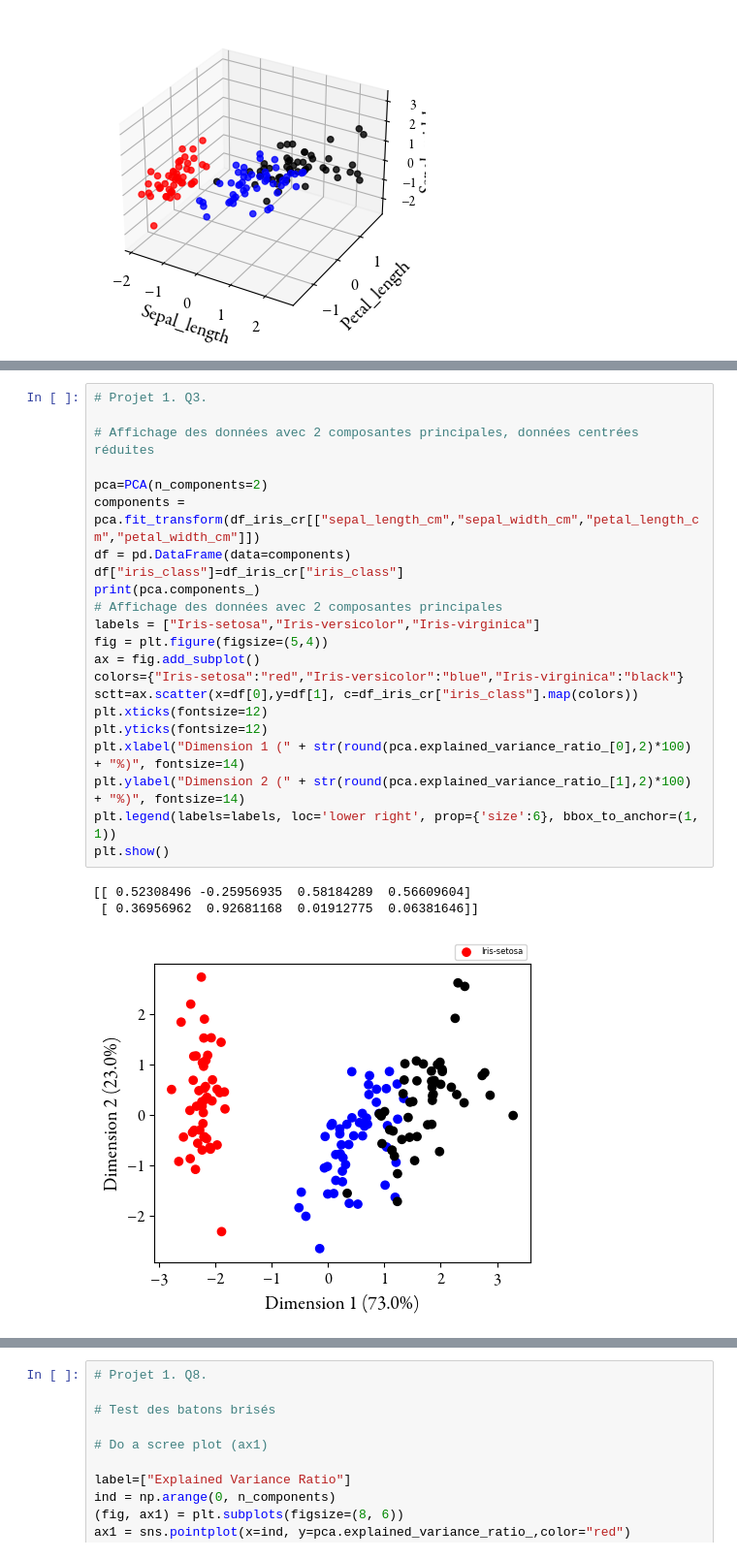
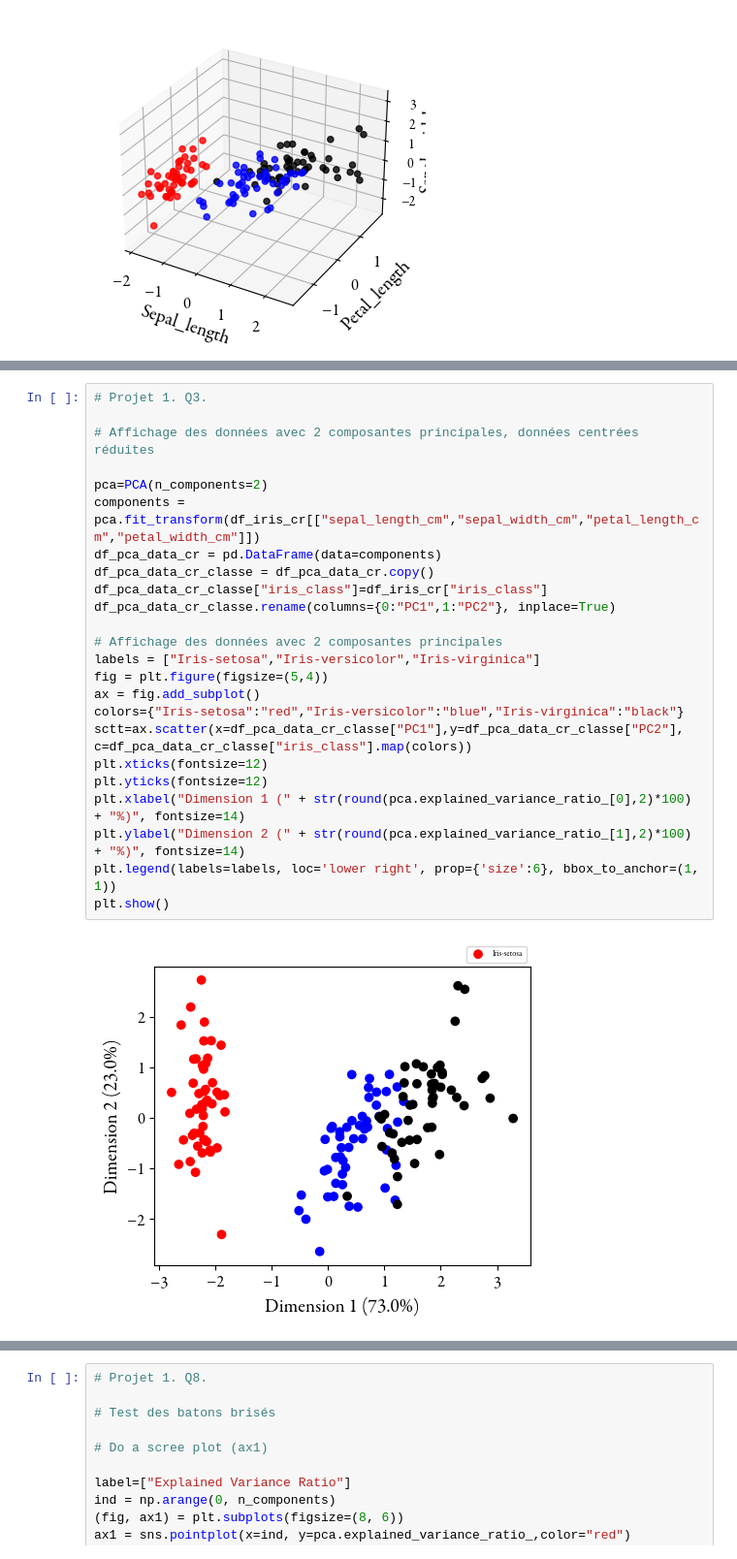
Before and after one commit to RMorana/DU_Data, a Jupyter notebook: DimReduc.ipynb, the cells around one changed output, grey strips where cells are left out. Shown at 97% size. Drawn from its saved outputs; the diff is of its cells as text.

```diff
--- a/DimReduc.ipynb
+++ b/DimReduc.ipynb
@@ -148,29 +154,29 @@ plt.show()
 # %%
 # Projet 1. Q3.
 
 # Affichage des données avec 2 composantes principales, données centrées réduites
 
 pca=PCA(n_components=2)
 components = pca.fit_transform(df_iris_cr[["sepal_length_cm","sepal_width_cm","petal_length_cm","petal_width_cm"]])
-df = pd.DataFrame(data=components)
-df["iris_class"]=df_iris_cr["iris_class"]
-print(pca.components_)
+df_pca_data_cr = pd.DataFrame(data=components)
+df_pca_data_cr_classe = df_pca_data_cr.copy()
+df_pca_data_cr_classe["iris_class"]=df_iris_cr["iris_class"]
+df_pca_data_cr_classe.rename(columns={0:"PC1",1:"PC2"}, inplace=True)
+
 # Affichage des données avec 2 composantes principales
 labels = ["Iris-setosa","Iris-versicolor","Iris-virginica"]
 fig = plt.figure(figsize=(5,4))
 ax = fig.add_subplot()
 colors={"Iris-setosa":"red","Iris-versicolor":"blue","Iris-virginica":"black"}
-sctt=ax.scatter(x=df[0],y=df[1], c=df_iris_cr["iris_class"].map(colors))
+sctt=ax.scatter(x=df_pca_data_cr_classe["PC1"],y=df_pca_data_cr_classe["PC2"], c=df_pca_data_cr_classe["iris_class"].map(colors))
 plt.xticks(fontsize=12)
 plt.yticks(fontsize=12)
 plt.xlabel("Dimension 1 (" + str(round(pca.explained_variance_ratio_[0],2)*100) + "%)", fontsize=14)
 plt.ylabel("Dimension 2 (" + str(round(pca.explained_variance_ratio_[1],2)*100) + "%)", fontsize=14)
 plt.legend(labels=labels, loc='lower right', prop={'size':6}, bbox_to_anchor=(1, 1))
 plt.show()
 # %% [output]
-[[ 0.52308496 -0.25956935  0.58184289  0.56609604]
- [ 0.36956962  0.92681168  0.01912775  0.06381646]]
-[figure, old version]
+[figure, new version]
 # %%
 # Projet 1. Q4.
 
```
Also changed, not shown: parts of 13 cells of this notebook.
